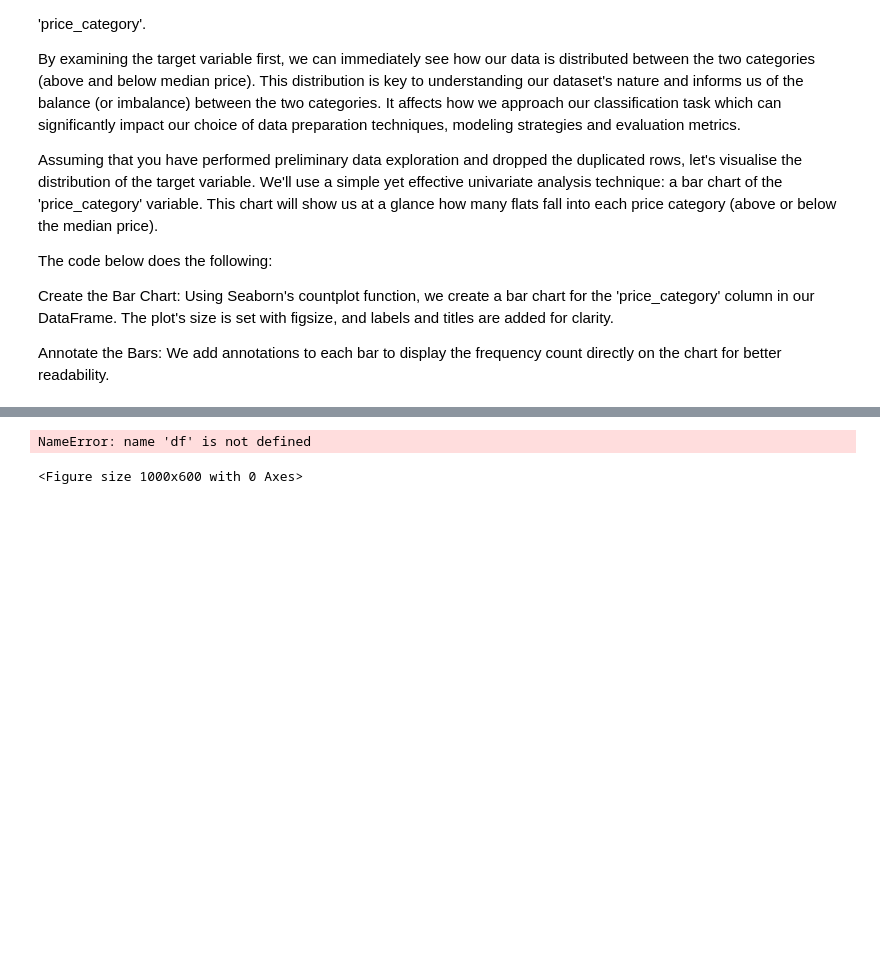
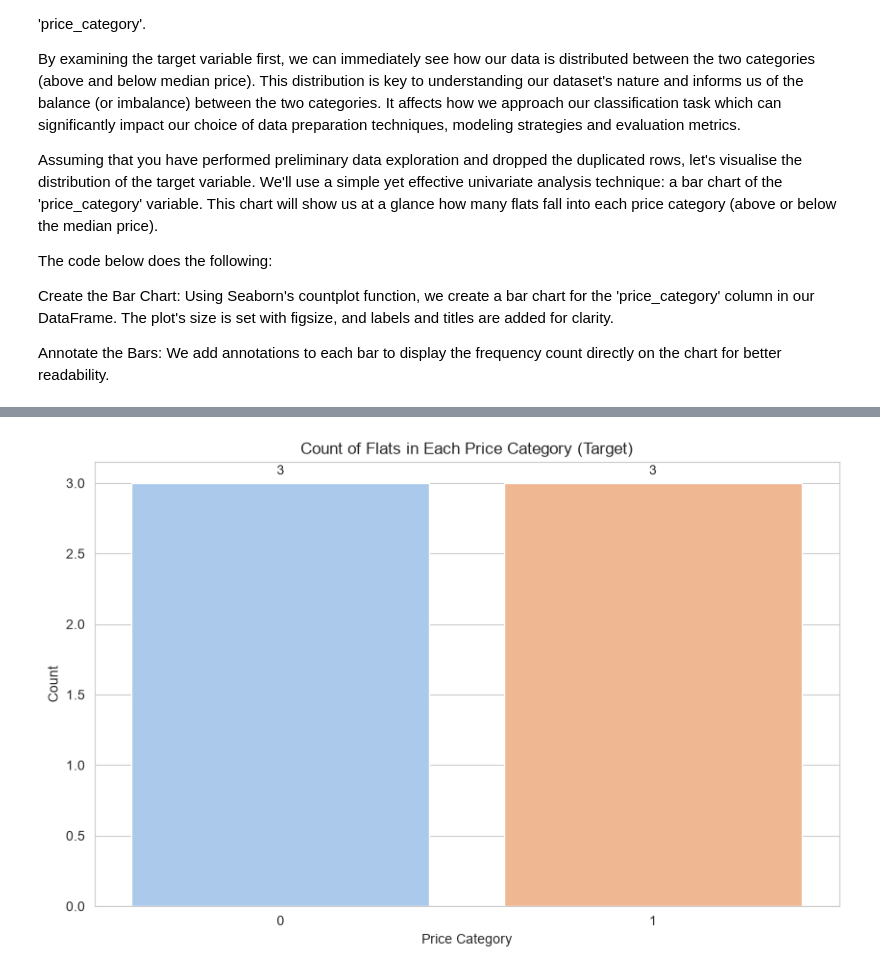
Before and after one commit to spideyeng/AIAPFoundation, a Jupyter notebook: module 4/Module 4.ipynb, the cells around one changed output, grey strips where cells are left out. Drawn from its saved outputs; the diff is of its cells as text; code cells hidden in the pictures; blank space fills up the shorter version.

```diff
--- a/module 4/Module 4.ipynb
+++ b/module 4/Module 4.ipynb
@@ -87,33 +111,40 @@ Annotate the Bars: We add annotations to each bar to display the frequency count
 # %%
 import seaborn as sns
+import pandas as pd
 
 # Set the aesthetic style of the plots
 sns.set_style("whitegrid")
 
 # Bar chart for price category with annotations
 import matplotlib.pyplot as plt
 plt.figure(figsize=(10, 6))
+# Ensure the dataframe exists before plotting
+if 'df' not in globals():
+    try:
+        df = pd.read_csv('data/resale_transactions_categorised.csv')  # update path if needed
+    except FileNotFoundError:
+        df = pd.DataFrame({'price_category': [0, 1, 0, 1, 1, 0]})
+
 count_plot = sns.countplot(
     x='price_category',
     data=df,
     hue='price_category',
     palette='pastel',
     legend=False
 )
 plt.title('Count of Flats in Each Price Category (Target)')
 plt.xlabel('Price Category')
 plt.ylabel('Count')
 #plt.xticks(rotation=45)
 
 # Annotate the bars with the frequency count
 for p in count_plot.patches:
     count_plot.annotate(format(p.get_height(), '.0f'),
                         (p.get_x() + p.get_width() / 2., p.get_height()),
                         ha = 'center', va = 'center',
                         xytext = (0, 9),
                         textcoords = 'offset points')
 
 plt.show()
 # %% [output]
-NameError: name 'df' is not defined
-<Figure size 1000x600 with 0 Axes>
+[figure, added]
```
Also changed, not shown: parts of 51 cells of this notebook.
